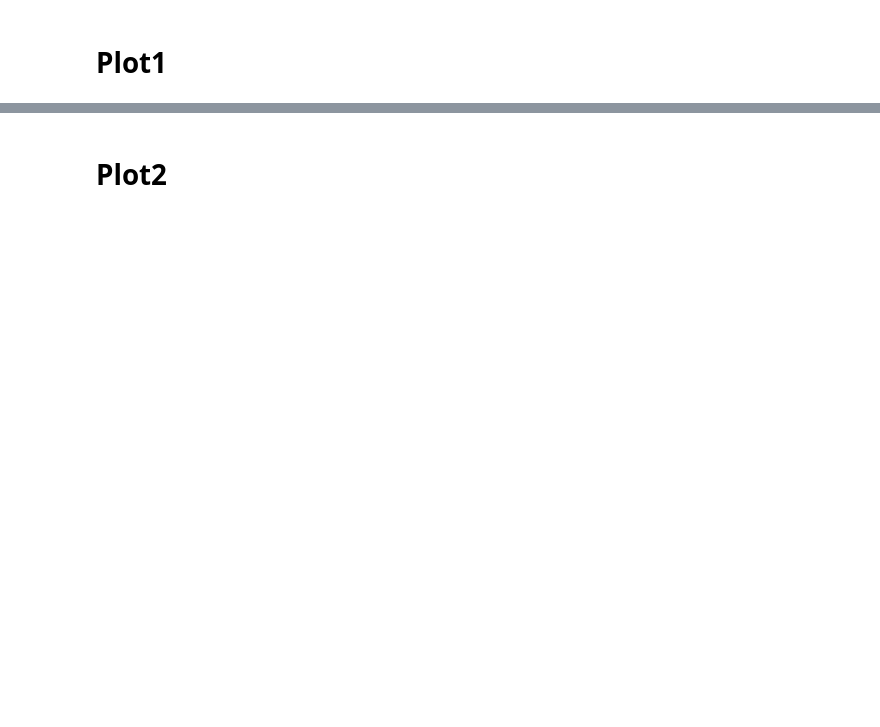
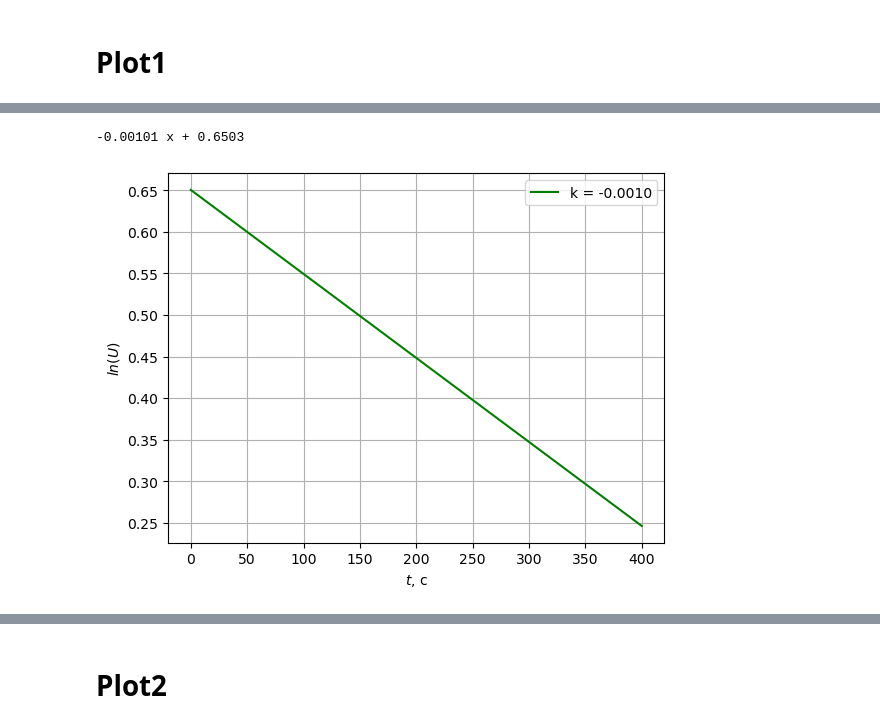
Before and after one commit to juliaProjorlivy/laba, a Jupyter notebook: 2_sem/laba_2.2.1/2.2.1.ipynb, the cells around one changed output, grey strips where cells are left out. Drawn from its saved outputs; the diff is of its cells as text; code cells hidden in the pictures; blank space fills up the shorter version.

```diff
--- a/2_sem/laba_2.2.1/2.2.1.ipynb
+++ b/2_sem/laba_2.2.1/2.2.1.ipynb
@@ -39,14 +87,8 @@ y1 = [np.log(U / U0) for U in Us1]
 x2 = ts2
 y2 = [np.log(U / U0) for U in Us2]
 
-x3 = ts1
+x3 = ts3
 y3 = [np.log(U / U0) for U in Us3]
 
 x4 = ts4
 y4 = [np.log(U / U0) for U in Us4]
-
-x5 = ts5
-y5 = [np.log(U / U0) for U in Us5]
-
-x6 = ts6
-y6 = [np.log(U / U0) for U in Us6]
@@ -79,0 +147,25 @@ plt.show()
+# %%
+fig, ax = plt.subplots()
+#plt.errorbar(xh, yh, yerr=dy, xerr=dx, fmt='-', ecolor='red')
+#ax.plot(x3, y3, 'r^-')
+#plt.scatter(x3, y3, marker='.')
+
+model3 = np.poly1d(np.polyfit(x3, y3, 1))
+
+polyline = np.linspace(0, 400)
+plt.plot(polyline, model3(polyline), color = 'green', label="k = {: .4f}".format(round(model3.c[0], 4)))
+
+
+#ax.set_title('График зависимости $ln(U)(t)$')
+plt.grid()
+
+plt.ylabel('$ln(U)$')
+plt.xlabel('$t$, с')
+plt.legend()
+print(model3)
+
+#plt.show()
+plt.savefig('plot3.png')
+# %% [output]
+-0.00101 x + 0.6503
+[figure, added]
```
Also changed, not shown: parts of 26 cells of this notebook, 18 other files.
